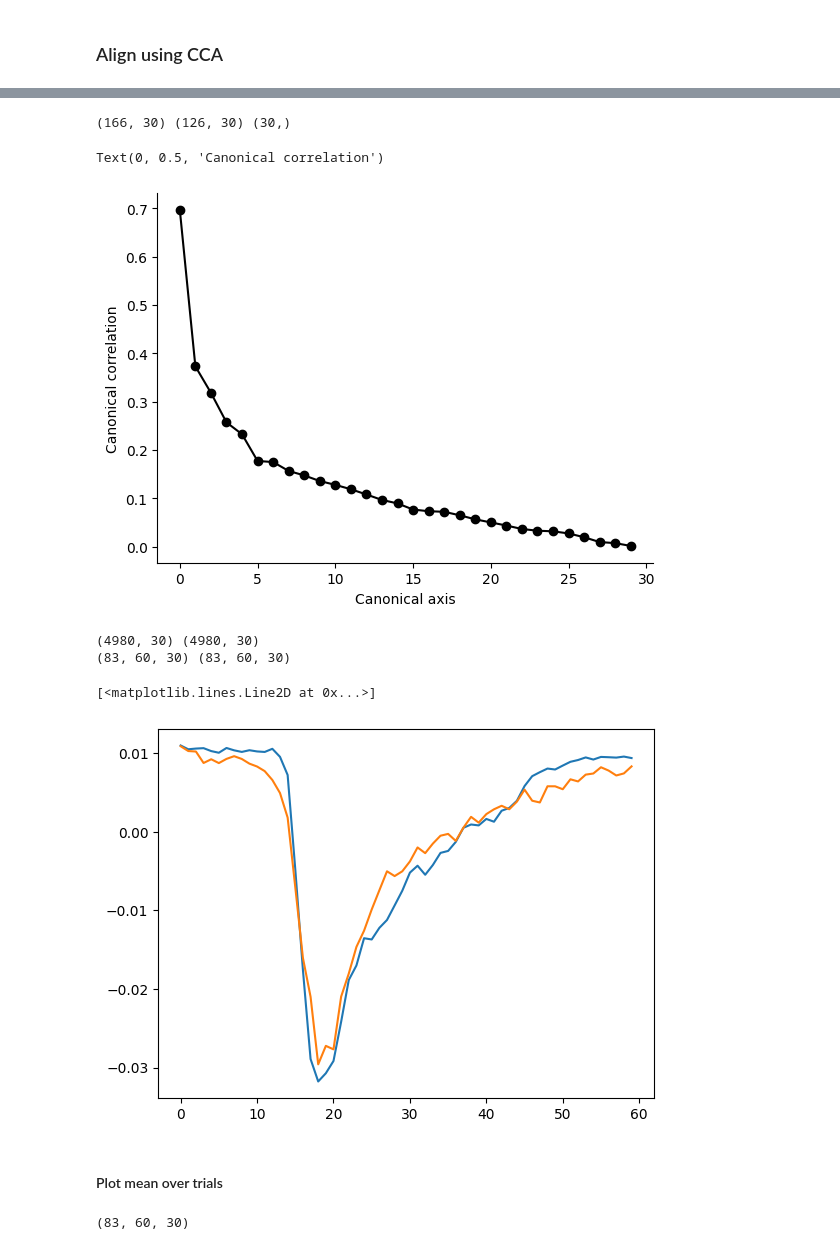
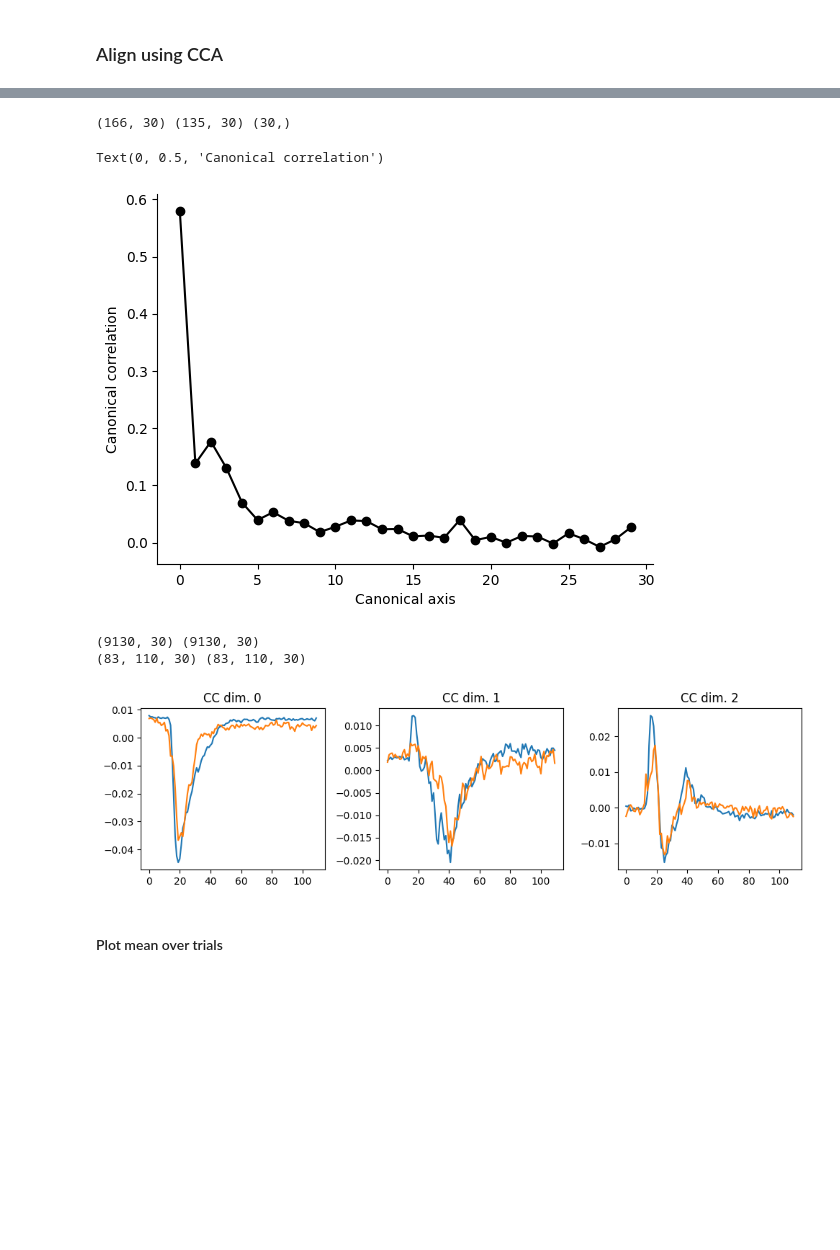
Before and after one commit to abisi/comm-project, a Jupyter notebook: code/cca_cv.ipynb, the cells around one changed output, grey strips where cells are left out. Saved outputs shown, nothing was run; the diff lists cells and outputs as text; code cells hidden in the pictures; blank space fills up the shorter version.

```diff
--- a/code/cca_cv.ipynb
+++ b/code/cca_cv.ipynb
@@ -142,12 +142,13 @@ for trial_type in trial_type_list:
 #### PSTH smoothed
 # %%
 smooth = True
+smooth_sigma = 1
 
 
 trial_start_idx = 200
-pre_win = 10
+pre_win = 5
 start_idx = trial_start_idx - pre_win
-post_win = 50
+post_win = 30
 stop_idx = trial_start_idx + post_win
 
 #print(trial_start_idx, start_idx, stop_idx)
@@ -170,7 +171,7 @@ for trial_type in trial_type_list:
         # Plot
         print(mean_spike_rate.shape)
         if smooth:
-            mean_spike_rate = halfgaussian_filter1d(mean_spike_rate, sigma=1)
+            mean_spike_rate = halfgaussian_filter1d(mean_spike_rate, sigma=smooth_sigma)
 
         ax.plot(mean_spike_rate,
                 color=get_area_color(area),
@@ -236,7 +237,7 @@ for trial_type in trial_type_list:
 
             # Plot
             if smooth:
-                trial_spikes = halfgaussian_filter1d(trial_spikes, sigma=1)
+                trial_spikes = halfgaussian_filter1d(trial_spikes, sigma=smooth_sigma)
 
             ax.plot(trial_spikes,
                     color=get_area_color(area),
@@ -263,12 +264,12 @@ for trial_type in trial_type_list:
 # %%
 area_1 = 'tjM1'
-area_2 = 'wM2'
+area_2 = 'DLS'
 trial_type = 'ah'
 
 trial_start_idx = 200
 pre_win = 10
 start_idx = trial_start_idx - pre_win
-post_win = 50
+post_win = 100
 stop_idx = trial_start_idx + post_win
 
 kernal_sigma = 1
@@ -283,8 +284,8 @@ for neur_idx in range(spike_array_area_1.shape[0]):
     spike_array_trial = []
     for t_idx in range(spike_array_area_1.shape[1]):
         trial_spikes = spike_array_area_1[neur_idx,t_idx,start_idx:stop_idx]
-        trial_spk = halfgaussian_filter1d(trial_spikes, sigma=1)
-        spike_array_trial.append(trial_spk)
+        trial_spikes = halfgaussian_filter1d(trial_spikes, sigma=kernal_sigma)
+        spike_array_trial.append(trial_spikes)
     spike_array_area_smooth_1.append(spike_array_trial)
 
 # Make as array
@@ -301,8 +302,8 @@ for neur_idx in range(spike_array_area_2.shape[0]):
     spike_array_trial = []
     for t_idx in range(spike_array_area_2.shape[1]):
         trial_spikes = spike_array_area_2[neur_idx,t_idx,start_idx:stop_idx]
-        trial_spk = halfgaussian_filter1d(trial_spikes, sigma=1)
-        spike_array_trial.append(trial_spk)
+        trial_spikes = halfgaussian_filter1d(trial_spikes, sigma=kernal_sigma)
+        spike_array_trial.append(trial_spikes)
     spike_array_area_smooth_2.append(spike_array_trial)
 
 # Make as array
@@ -347,10 +388,10 @@ X_2 = X_2 - X_2.mean(axis=1)[:,np.newaxis]
 # %%
 n_pcs=30
-axes_area_1, axes_area_2, cc = cca_helpers.align(X_1.T,X_2.T, m=n_pcs)
+axes_area_1, axes_area_2, cc = cca_helpers.align(X_1.T, X_2.T, m=n_pcs, cv=True)
 cc = np.asarray(cc)
 print(axes_area_1.shape, axes_area_2.shape, cc.shape)
 # %% [output]
-(166, 30) (126, 30) (30,)
+(166, 30) (135, 30) (30,)
 # %%
 fig, ax = plt.subplots(1,1)
 remove_top_right_frame(ax)
@@ -360,26 +401,25 @@ ax.set_xlabel('Canonical axis')
 ax.set_ylabel('Canonical correlation')
 # %% [output]
 Text(0, 0.5, 'Canonical correlation')
-[figure, old version]
+[figure, new version]
 # %%
 A_1 = X_1.T @ axes_area_1
 A_2 = X_2.T @ axes_area_2
 print(A_1.shape, A_2.shape)
 
 A_1_trials = A_1.reshape(n_trials, -1, A_1.shape[1])
 A_2_trials = A_2.reshape(n_trials, -1, A_2.shape[1])
 print(A_1_trials.shape, A_2_trials.shape)
 
-plt.plot(np.mean(A_1_trials, axis=0)[:,0])
-plt.plot(np.mean(A_2_trials, axis=0)[:,0])
+fig, axs = plt.subplots(1,3, figsize=(10,3), sharex=False, sharey=False)
+for cc_dim in range(3):
+    axs[cc_dim].set_title('CC dim. {}'.format(cc_dim))
+    axs[cc_dim].plot(np.mean(A_1_trials, axis=0)[:,cc_dim])
+    axs[cc_dim].plot(np.mean(A_2_trials, axis=0)[:,cc_dim])
+plt.tight_layout()
 # %% [output]
-(4980, 30) (4980, 30)
-(83, 60, 30) (83, 60, 30)
+(9130, 30) (9130, 30)
+(83, 110, 30) (83, 110, 30)
-[<matplotlib.lines.Line2D at 0x...>]
-[figure, old version]
+[figure, new version]
 # %% [markdown]
 #### Plot mean over trials
-# %%
-A_1_trials.shape
-# %% [output]
-(83, 60, 30)
```
Also changed, not shown: parts of 35 cells of this notebook, 1 other file.
